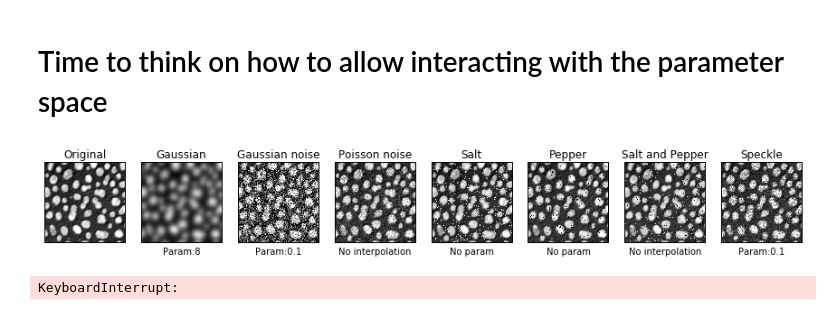
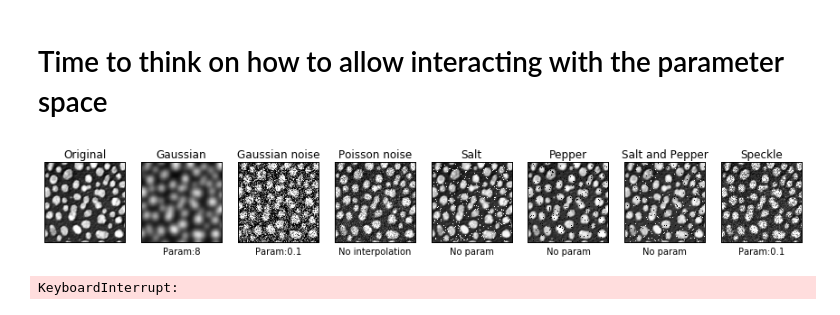
Before and after one commit to dani-lbnl/imageXDaugmentation, a Jupyter notebook: notebooks/filterbasedTransformation.ipynb, the cells around one changed output. Cells and saved outputs as stored; diff of their text form; code cells hidden in the pictures.

```diff
--- a/notebooks/filterbasedTransformation.ipynb
+++ b/notebooks/filterbasedTransformation.ipynb
@@ -87,35 +87,35 @@ def imshow_params(image, defaultparams=False, interpolation='bicubic'):
     axes[1].set_title('Gaussian')
     axes[1].set_xlabel('Param:'+str(gaussian_param))
 
     axes[2].imshow(out2, cmap='gray', interpolation='nearest')
     axes[2].set_title('Gaussian noise')
     axes[2].set_xlabel('Param:'+str(noise_gaussian_param))
 
     axes[3].imshow(out3, cmap='gray', interpolation='nearest')
     axes[3].set_title('Poisson noise')
     axes[3].set_xlabel('No interpolation')
 
     axes[4].imshow(out4, cmap='gray', interpolation='nearest')
     axes[4].set_title('Salt')
     axes[4].set_xlabel('No param')
 
     axes[5].imshow(out5, cmap='gray', interpolation='nearest')
     axes[5].set_title('Pepper')
     axes[5].set_xlabel('No param')
 
     axes[6].imshow(out6, cmap='gray', interpolation='nearest')
     axes[6].set_title('Salt and Pepper')
-    axes[6].set_xlabel('No interpolation')
+    axes[6].set_xlabel('No param')
 
     axes[7].imshow(out7, cmap='gray', interpolation='nearest')
     axes[7].set_title('Speckle')
     axes[7].set_xlabel('Param:'+str(noise_speckle_param))
 
     for ax in axes:
         ax.set_xticks([])
         ax.set_yticks([])
 # %% [output]
-[figure, old version]
+[figure, new version]
 # %%
 #This is not working
 import tkinter as tk
```
Also changed, not shown: 1 other file.
